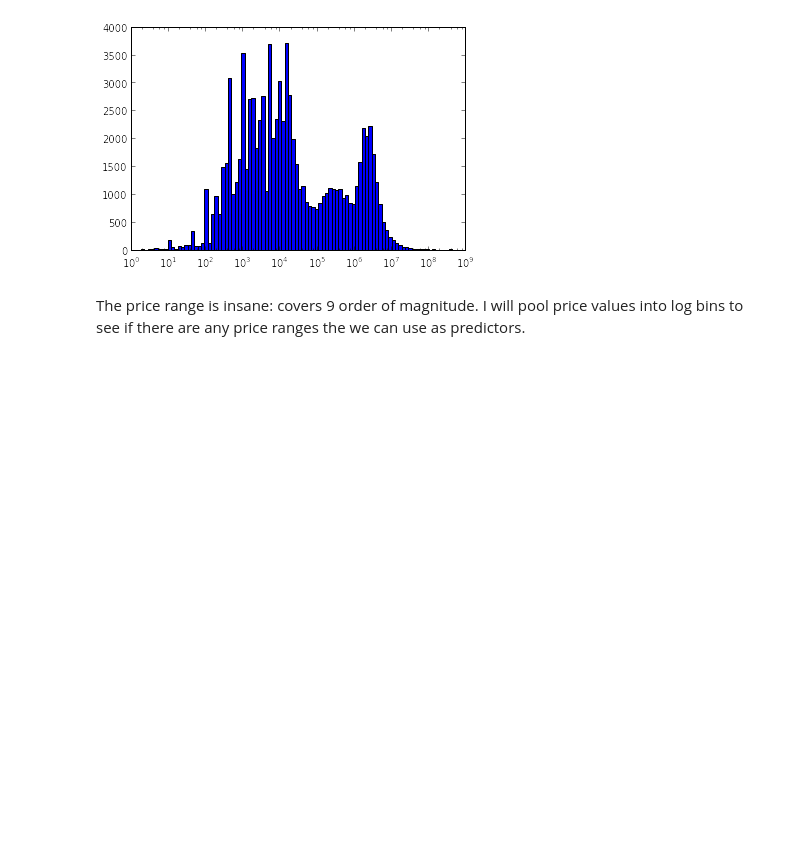
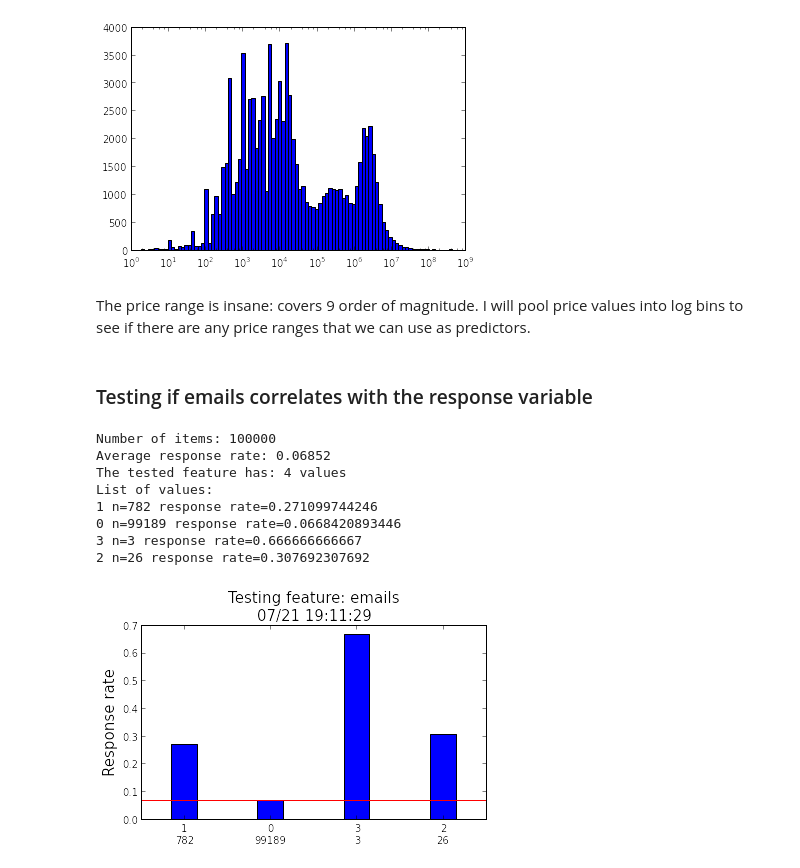
Before and after one commit to eyedvabny/CDIPS-WS-2014, a Jupyter notebook: FeatureEngineering/TestingFeature-DescriptionLength.ipynb, the cells around one changed output. Drawn from its saved outputs; the diff is of its cells as text; code cells hidden in the pictures; blank space fills up the shorter version.

```diff
--- a/FeatureEngineering/TestingFeature-DescriptionLength.ipynb
+++ b/FeatureEngineering/TestingFeature-DescriptionLength.ipynb
@@ -100,4 +100,18 @@ plt.show()
 # %% [output]
 [figure]
 # %% [markdown]
-The price range is insane: covers 9 order of magnitude. I will pool price values into log bins to see if there are any price ranges the we can use as predictors.
+The price range is insane: covers 9 order of magnitude. I will pool price values into log bins to see if there are any price ranges that we can use as predictors.
+# %% [markdown]
+### Testing if emails correlates with the response variable
+# %%
+ft.categoricalFeatureTest(emails, response, featureName = "emails", writeFile=True)
+# %% [output]
+Number of items: 100000
+Average response rate: 0.06852
+The tested feature has: 4 values
+List of values:
+1 n=782 response rate=0.271099744246
+0 n=99189 response rate=0.0668420893446
+3 n=3 response rate=0.666666666667
+2 n=26 response rate=0.307692307692
+[figure, added]
```
Also changed, not shown: parts of 2 cells of this notebook.
